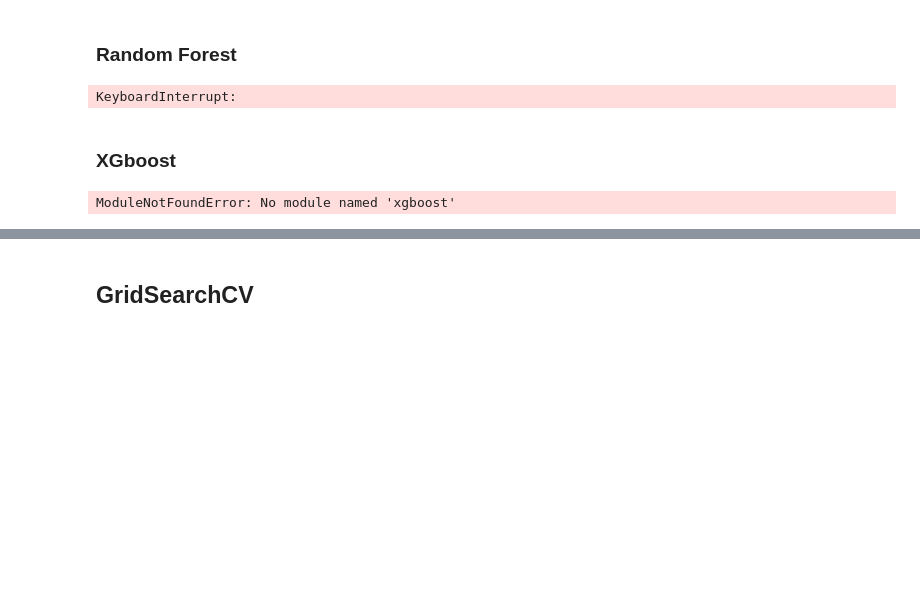
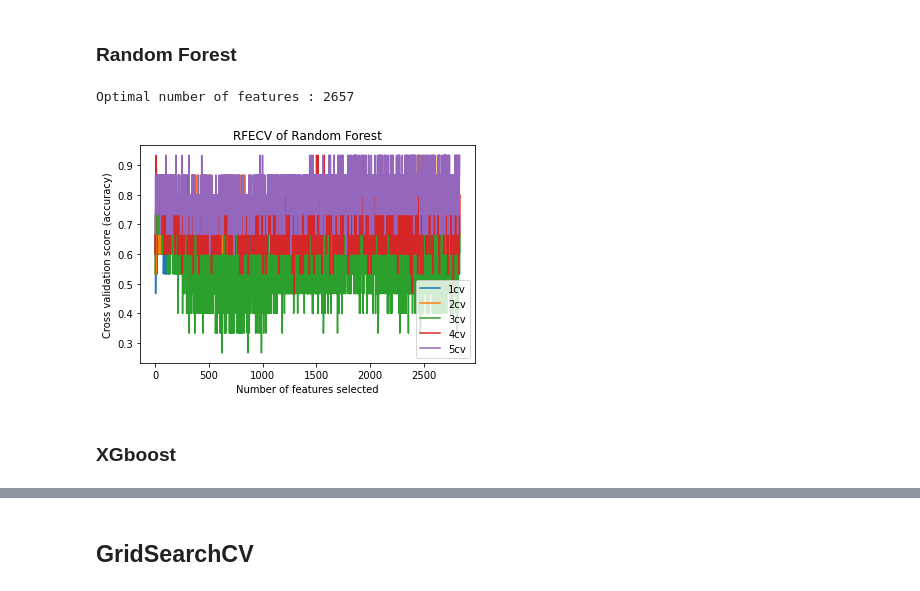
Before and after one commit to aaronyhsl/B4TM2022, a Jupyter notebook: src/feature_selections.ipynb, the cells around one changed output, grey strips where cells are left out. Saved outputs shown, nothing was run; the diff lists cells and outputs as text; code cells hidden in the pictures; blank space fills up the shorter version.

Commit message:
update all RFECV result

```diff
--- a/src/feature_selections.ipynb
+++ b/src/feature_selections.ipynb
@@ -155,24 +155,24 @@ lr = LogisticRegression(multi_class='multinomial')
 # The "accuracy" scoring shows the proportion of correct classifications
 
 min_features_to_select = 1  # Minimum number of features to consider
-rfecv = RFECV(
+rfecv_lr = RFECV(
     estimator=lr,
     step=1,
     cv=StratifiedKFold(5),
     scoring="accuracy",
     min_features_to_select=min_features_to_select,
 )
-rfecv.fit(X_train, y_train)
+rfecv_lr.fit(X_train, y_train)
 
-print("Optimal number of features : %d" % rfecv.n_features_)
+print("Optimal number of features : %d" % rfecv_lr.n_features_)
 
 # Plot number of features VS. cross-validation scores
 plt.figure()
 plt.xlabel("Number of features selected")
 plt.ylabel("Cross validation score (accuracy)")
 plt.plot(
-    range(min_features_to_select, len(rfecv.grid_scores_) + min_features_to_select),
-    rfecv.grid_scores_,
+    range(min_features_to_select, len(rfecv_lr.grid_scores_) + min_features_to_select),
+    rfecv_lr.grid_scores_,
 )
 plt.title("RFECV of Multinomial Logistic Regression")
 plt.legend(['1cv', '2cv', '3cv', '4cv', '5cv'], loc=4)
@@ -204,36 +207,32 @@ from sklearn.ensemble import RandomForestClassifier
 # %%
 # Create the RFE object and compute a cross-validated score.
 rf = RandomForestClassifier(random_state = 42)
 # The "accuracy" scoring shows the proportion of correct classifications
 
 min_features_to_select = 1  # Minimum number of features to consider
-rfecv = RFECV(
+rfecv_rf = RFECV(
     estimator=rf,
     step=1,
     cv=StratifiedKFold(5),
     scoring="accuracy",
     min_features_to_select=min_features_to_select,
 )
-rfecv.fit(X_train, y_train)
+rfecv_rf.fit(X_train, y_train)
 
-print("Optimal number of features : %d" % rfecv.n_features_)
+print("Optimal number of features : %d" % rfecv_rf.n_features_)
 
 # Plot number of features VS. cross-validation scores
 plt.xlabel("Number of features selected")
 plt.ylabel("Cross validation score (accuracy)")
 plt.plot(
-    range(min_features_to_select, len(rfecv.grid_scores_) + min_features_to_select),
-    rfecv.grid_scores_,
+    range(min_features_to_select, len(rfecv_rf.grid_scores_) + min_features_to_select),
+    rfecv_rf.grid_scores_,
 )
 plt.title("RFECV of Random Forest")
 plt.legend(['1cv', '2cv', '3cv', '4cv', '5cv'], loc=4)
 plt.show()
 # %% [output]
-KeyboardInterrupt:
+Optimal number of features : 2657
+[figure, added]
 # %% [markdown]
 ### XGboost
-# %%
-import xgboost as xgb
-xgb = xgb.XGBClassifier(random_state=42)
-# %% [output]
-ModuleNotFoundError: No module named 'xgboost'
```
Also changed, not shown: parts of 8 cells of this notebook.
